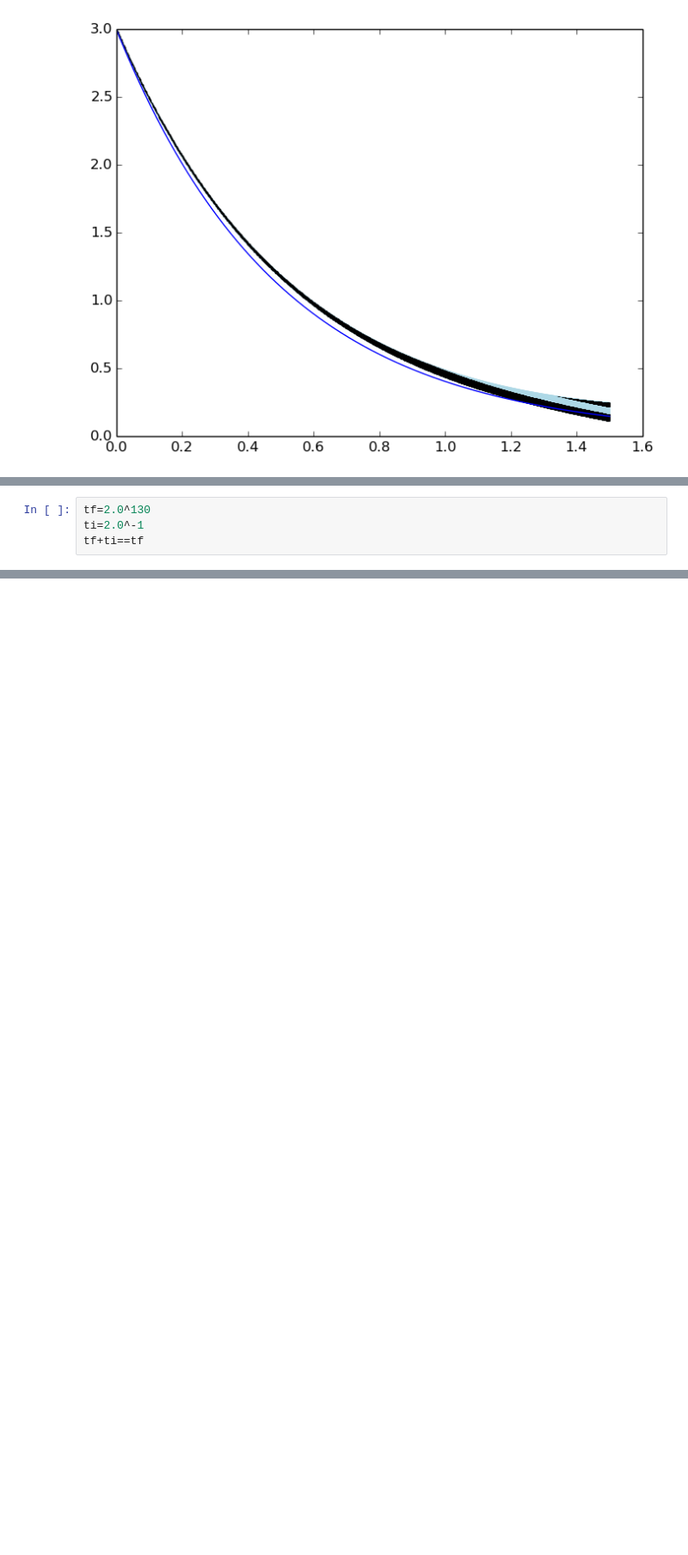
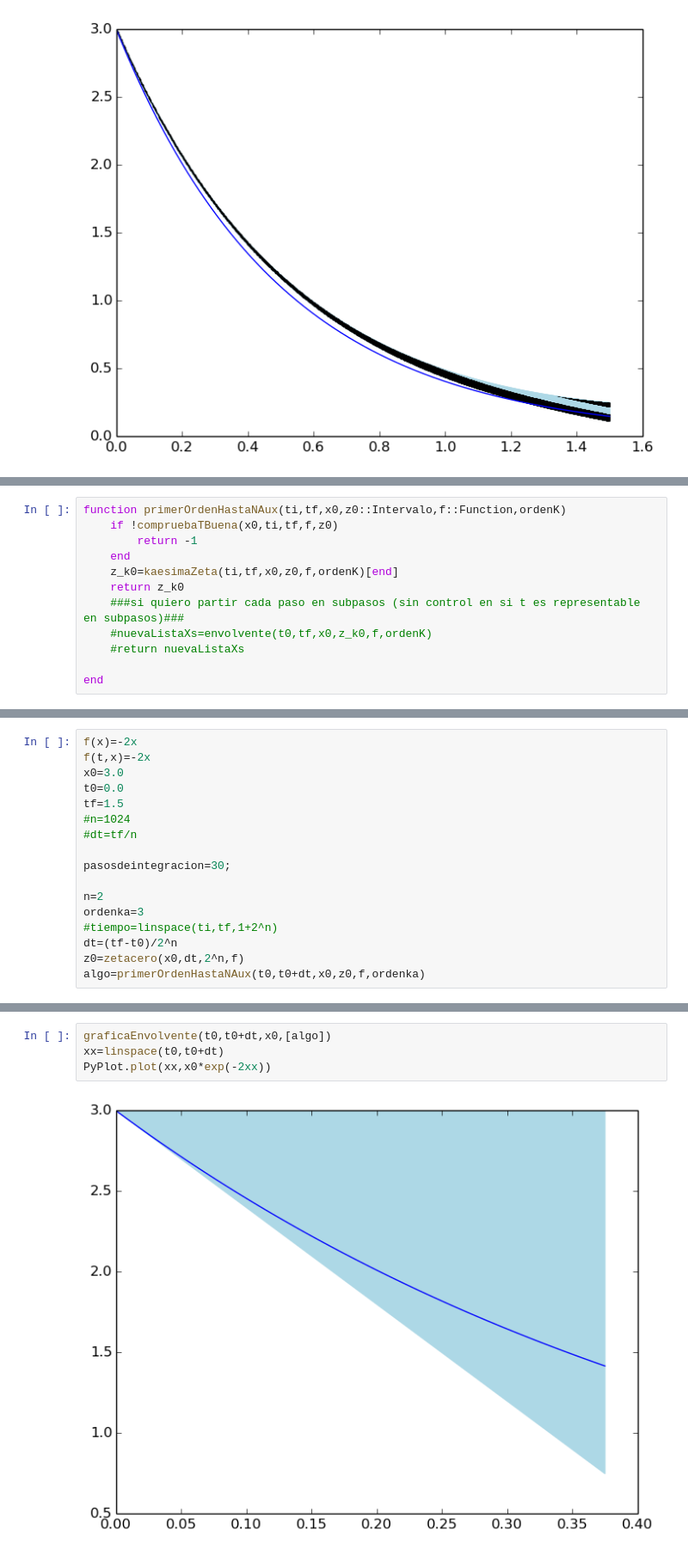
Before and after one commit to shgaeo/ProyectoClase, a Jupyter notebook: Notas/Sobre Capítulo 6 del Tucker.ipynb, the cells around one changed output, grey strips where cells are left out. Shown: that part at 86% size. Saved outputs shown, nothing was run; the diff lists cells and outputs as text; blank space fills up the shorter version.

```diff
--- a/Notas/Sobre Capítulo 6 del Tucker.ipynb
+++ b/Notas/Sobre Capítulo 6 del Tucker.ipynb
@@ -1045,4 +1003,0 @@ while loading In[25], in expression starting on line 12
-# %%
-tf=2.0^130
-ti=2.0^-1
-tf+ti==tf
@@ -1050,0 +1069,12 @@ true
+# %%
+function primerOrdenHastaNAux(ti,tf,x0,z0::Intervalo,f::Function,ordenK)
+    if !compruebaTBuena(x0,ti,tf,f,z0)
+        return -1
+    end
+    z_k0=kaesimaZeta(ti,tf,x0,z0,f,ordenK)[end]
+    return z_k0
+    ###si quiero partir cada paso en subpasos (sin control en si t es representable en subpasos)###
+    #nuevaListaXs=envolvente(t0,tf,x0,z_k0,f,ordenK)
+    #return nuevaListaXs
+
+end
@@ -1050,0 +1083,17 @@ true
+# %%
+f(x)=-2x
+f(t,x)=-2x
+x0=3.0
+t0=0.0
+tf=1.5
+#n=1024
+#dt=tf/n
+
+pasosdeintegracion=30;
+
+n=2
+ordenka=3
+#tiempo=linspace(ti,tf,1+2^n)
+dt=(tf-t0)/2^n
+z0=zetacero(x0,dt,2^n,f)
+algo=primerOrdenHastaNAux(t0,t0+dt,x0,z0,f,ordenka)
@@ -1050,0 +1103,6 @@ true
+# %%
+graficaEnvolvente(t0,t0+dt,x0,[algo])
+xx=linspace(t0,t0+dt)
+PyPlot.plot(xx,x0*exp(-2xx))
+# %% [output]
+[figure, added]
```
Also changed, not shown: parts of 19 cells of this notebook, 28 other files.
